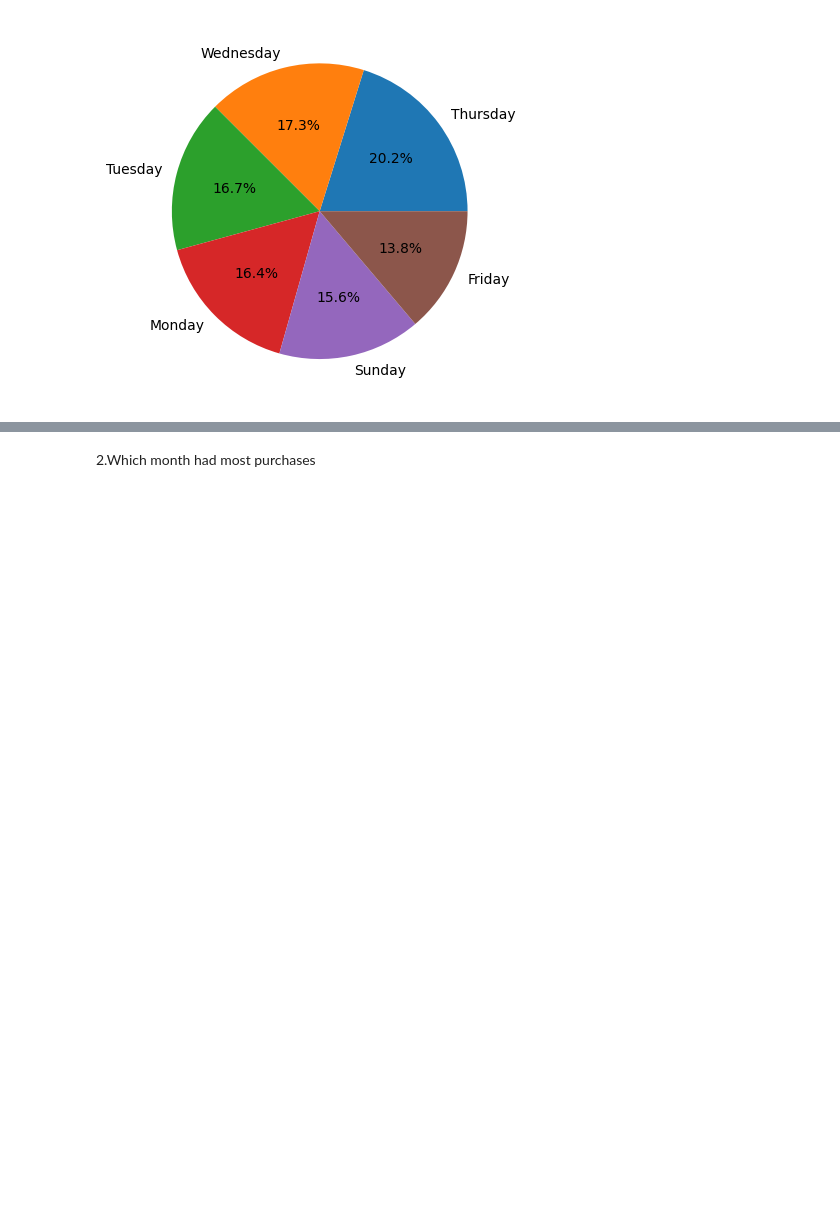
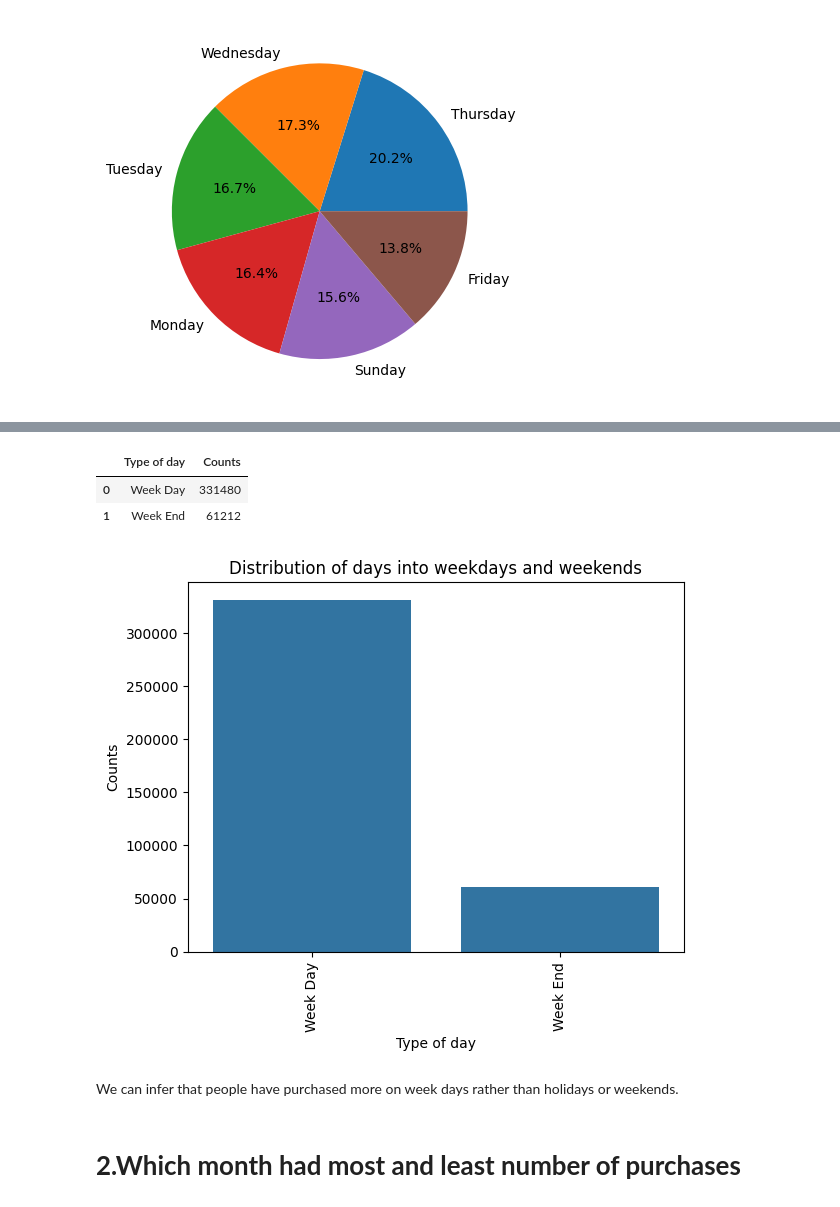
Before and after one commit to Tilak46-R/Customer-segmentation-using-unsupervised-learning, a Jupyter notebook: Customer_segmentation_using_unsupervised_learning.ipynb, the cells around one changed output, grey strips where cells are left out. Cells and saved outputs as stored; diff of their text form; code cells hidden in the pictures; blank space fills up the shorter version.

```diff
--- a/Customer_segmentation_using_unsupervised_learning.ipynb
+++ b/Customer_segmentation_using_unsupervised_learning.ipynb
@@ -599,0 +602,9 @@ plt.show()
+# %%
+def name_day(day):
+  if day in ['Monday','Tuesday','Wednesday','Thursday','Friday']:
+    return 'Week Day'
+  else:
+    return 'Week End'
+
+cust_data['name_day'] = cust_data['day'].apply(name_day)
+cust_data.head()
@@ -600,2 +618,19 @@ plt.show()
+# %%
+dist_days = cust_data['name_day'].value_counts().reset_index()
+dist_days.rename(columns = {'index':'Type of day','name_day':'Counts'},inplace = True)
+dist_days
+# %% [output]
+|  | Type of day | Counts |
+| 0 | Week Day | 331480 |
+| 1 | Week End | 61212 |
+# %%
+sns.barplot(x='Type of day',y='Counts',data = dist_days)
+plt.title("Distribution of days into weekdays and weekends")
+plt.xticks(rotation =90)
+plt.show()
+# %% [output]
+[figure, added]
+# %% [markdown]
+We can infer that people have purchased more on week days rather than holidays or weekends.
 # %% [markdown]
-2.Which month had most purchases
+# **2.Which month had most and least number of purchases**
```
Also changed, not shown: parts of 16 cells of this notebook.
